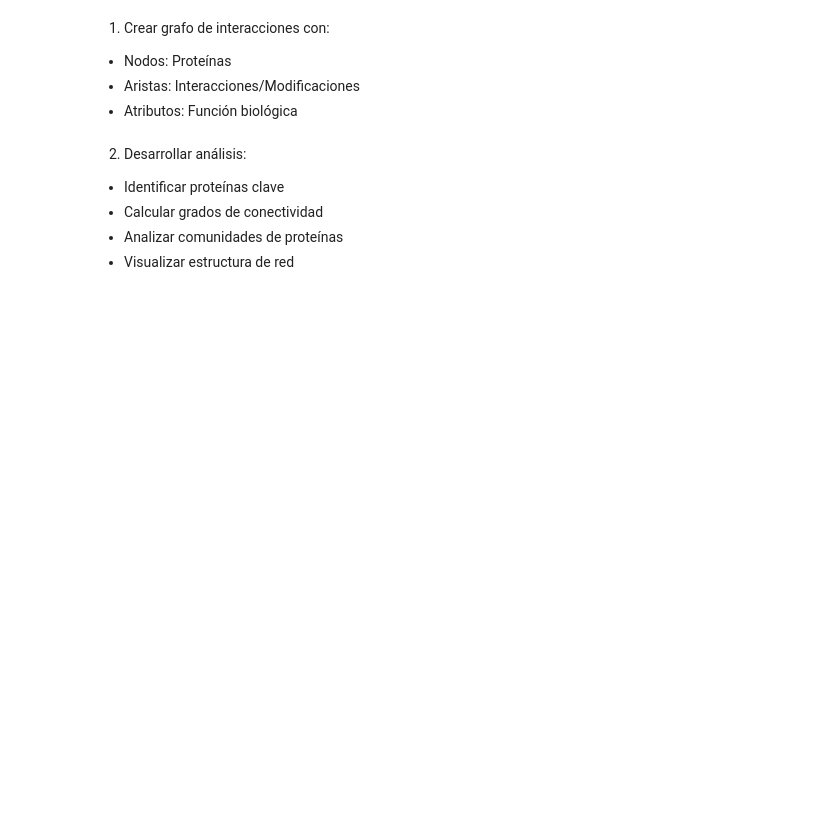
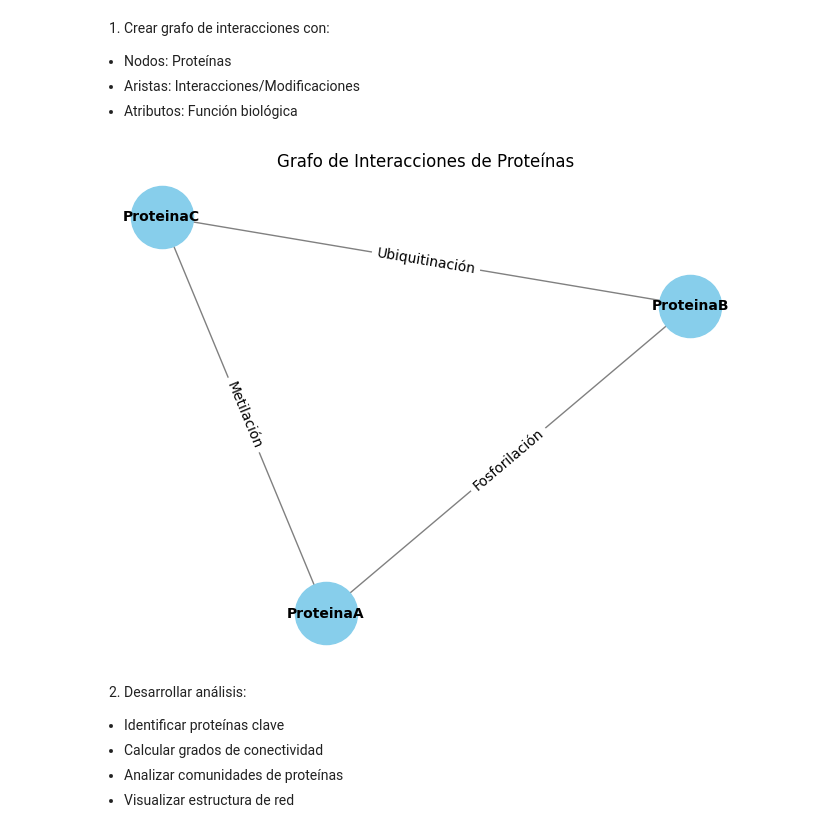
Before and after one commit to tucubanit0/Big-Data, a Jupyter notebook: 05_03_tipos_de_datos/05_03/Ejercicios de Análisis de Datos Biosanitarios.ipynb, the cells around one changed output. Drawn from its saved outputs; the diff is of its cells as text; code cells hidden in the pictures; blank space fills up the shorter version.

```diff
--- a/05_03_tipos_de_datos/05_03/Ejercicios de Análisis de Datos Biosanitarios.ipynb
+++ b/05_03_tipos_de_datos/05_03/Ejercicios de Análisis de Datos Biosanitarios.ipynb
@@ -573,6 +615,33 @@ Instrucciones:
 - Nodos: Proteínas
 - Aristas: Interacciones/Modificaciones
 - Atributos: Función biológica
+# %%
+# Crear un grafo vacío
+G = nx.Graph()
+
+# Añadir nodos con atributos
+G.add_node('ProteinaA', funcion_biologica='Transporte')
+G.add_node('ProteinaB', funcion_biologica='Señalización')
+G.add_node('ProteinaC', funcion_biologica='Metabolismo')
+
+# Añadir aristas (interacciones/modificaciones)
+G.add_edge('ProteinaA', 'ProteinaB', tipo_interaccion='Fosforilación')
+G.add_edge('ProteinaB', 'ProteinaC', tipo_interaccion='Ubiquitinación')
+G.add_edge('ProteinaA', 'ProteinaC', tipo_interaccion='Metilación')
+
+# Dibujar el grafo
+pos = nx.spring_layout(G)
+nx.draw(G, pos, with_labels=True, node_color='skyblue', node_size=2000, font_size=10, font_weight='bold', edge_color='gray')
+
+# Añadir etiquetas de atributos
+labels = nx.get_edge_attributes(G, 'tipo_interaccion')
+nx.draw_networkx_edge_labels(G, pos, edge_labels=labels)
+
+# Mostrar el grafo
+plt.title('Grafo de Interacciones de Proteínas')
+plt.show()
+# %% [output]
+[figure, added]
 # %% [markdown]
 2. Desarrollar análisis:
 - Identificar proteínas clave
```
Also changed, not shown: parts of 2 cells of this notebook.
